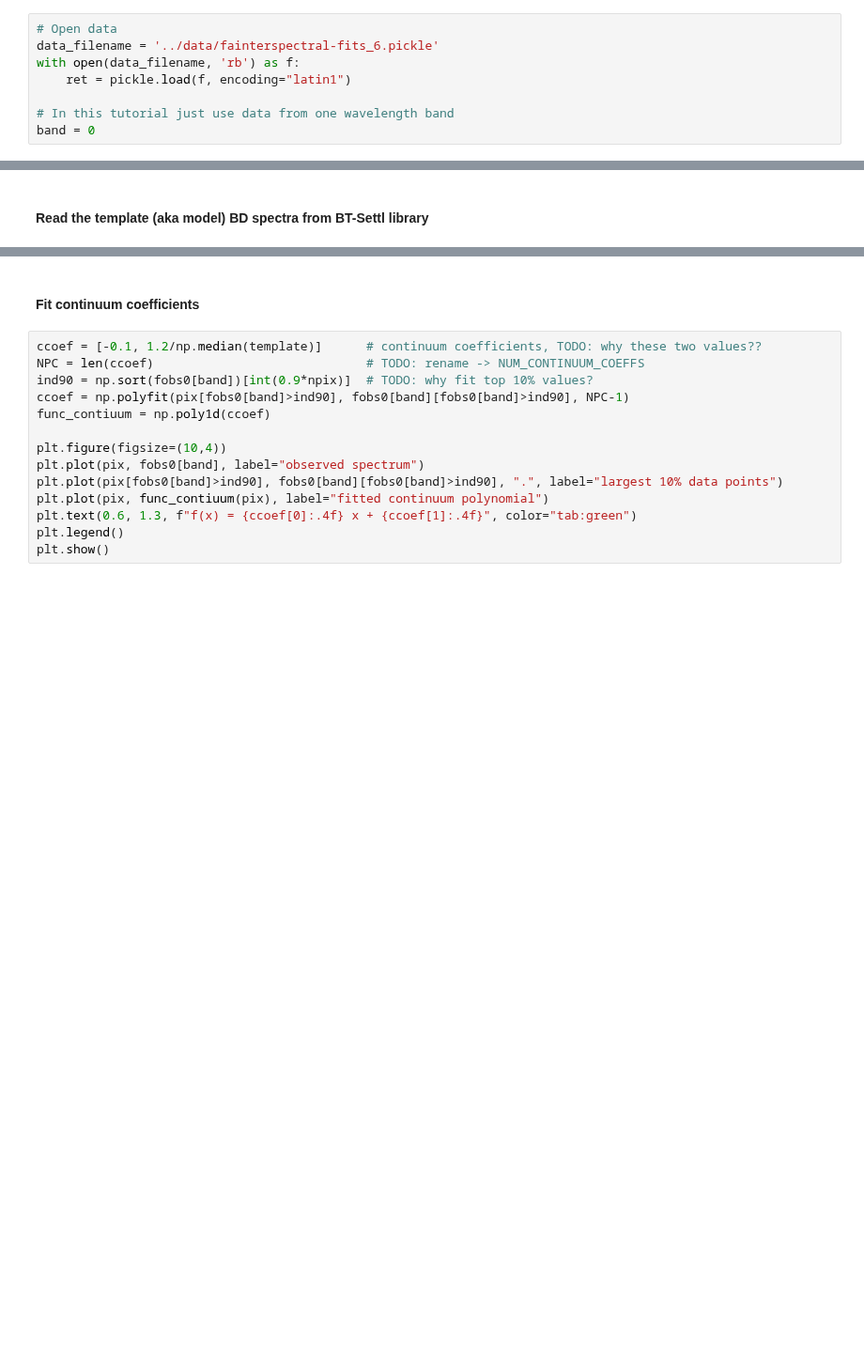
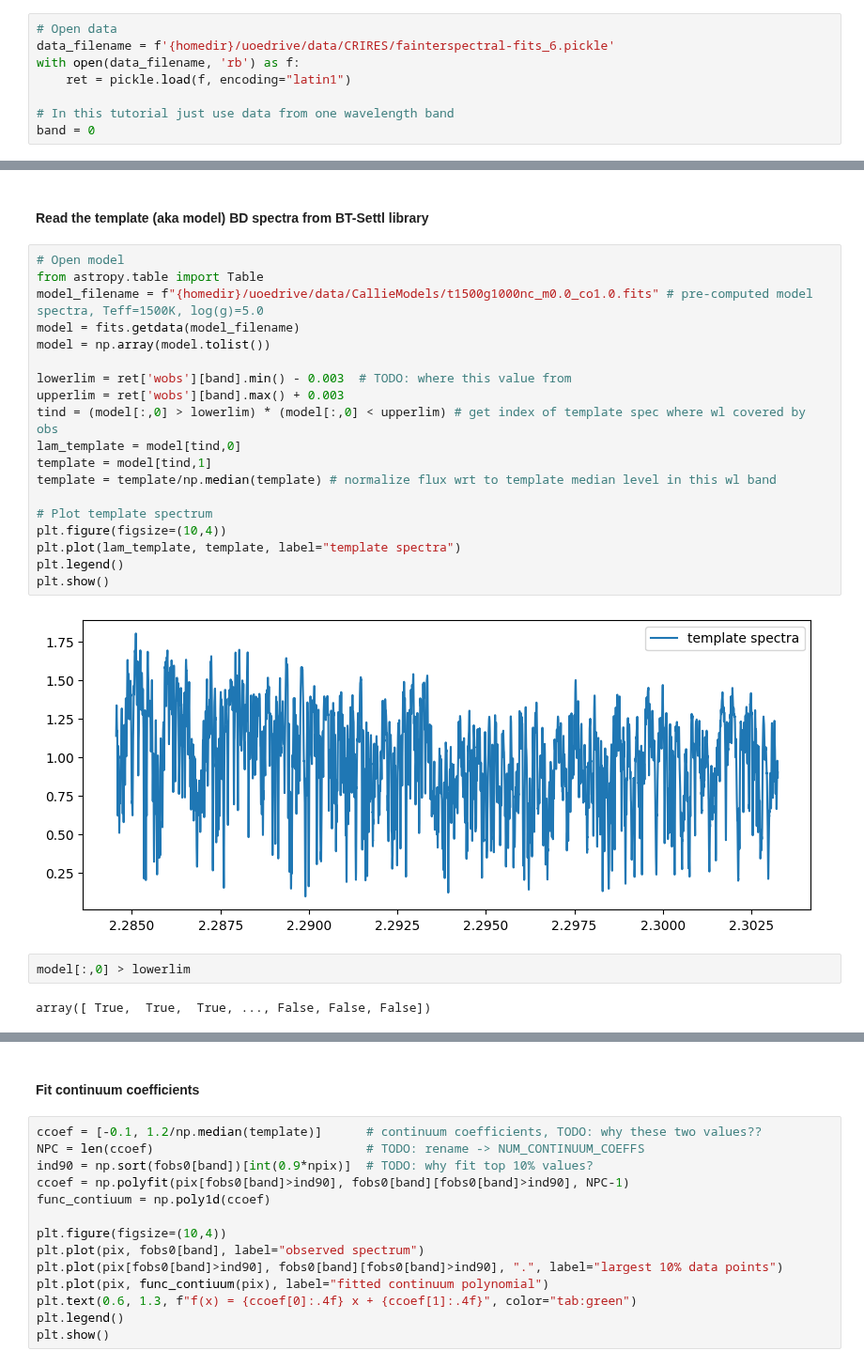
Before and after one commit to alphalyncis/dopplerimg, a Jupyter notebook: code/study.ipynb, the cells around one changed output, grey strips where cells are left out. Shown at 94% size. Cells and saved outputs as stored; diff of their text form; blank space fills up the shorter version.

```diff
--- a/code/study.ipynb
+++ b/code/study.ipynb
@@ -13,7 +15,7 @@ from astropy.io import fits
 #### Load data
 # %%
 # Open data
-data_filename = '../data/fainterspectral-fits_6.pickle'
+data_filename = f'{homedir}/uoedrive/data/CRIRES/fainterspectral-fits_6.pickle'
 with open(data_filename, 'rb') as f:
     ret = pickle.load(f, encoding="latin1")
 
@@ -63,4 +65,29 @@ plt.show()
 # %% [markdown]
 #### Read the template (aka model) BD spectra from BT-Settl library
+# %%
+# Open model
+from astropy.table import Table
+model_filename = f"{homedir}/uoedrive/data/CallieModels/t1500g1000nc_m0.0_co1.0.fits" # pre-computed model spectra, Teff=1500K, log(g)=5.0
+model = fits.getdata(model_filename)
+model = np.array(model.tolist())
+
+lowerlim = ret['wobs'][band].min() - 0.003  # TODO: where this value from
+upperlim = ret['wobs'][band].max() + 0.003
+tind = (model[:,0] > lowerlim) * (model[:,0] < upperlim) # get index of template spec where wl covered by obs
+lam_template = model[tind,0]
+template = model[tind,1]
+template = template/np.median(template) # normalize flux wrt to template median level in this wl band
+
+# Plot template spectrum
+plt.figure(figsize=(10,4))
+plt.plot(lam_template, template, label="template spectra")
+plt.legend()
+plt.show()
+# %% [output]
+[figure, added]
+# %%
+model[:,0] > lowerlim
+# %% [output]
+array([ True,  True,  True, ..., False, False, False])
 # %%
 # Open model
```
Also changed, not shown: parts of 3 cells of this notebook, 1 other file.
